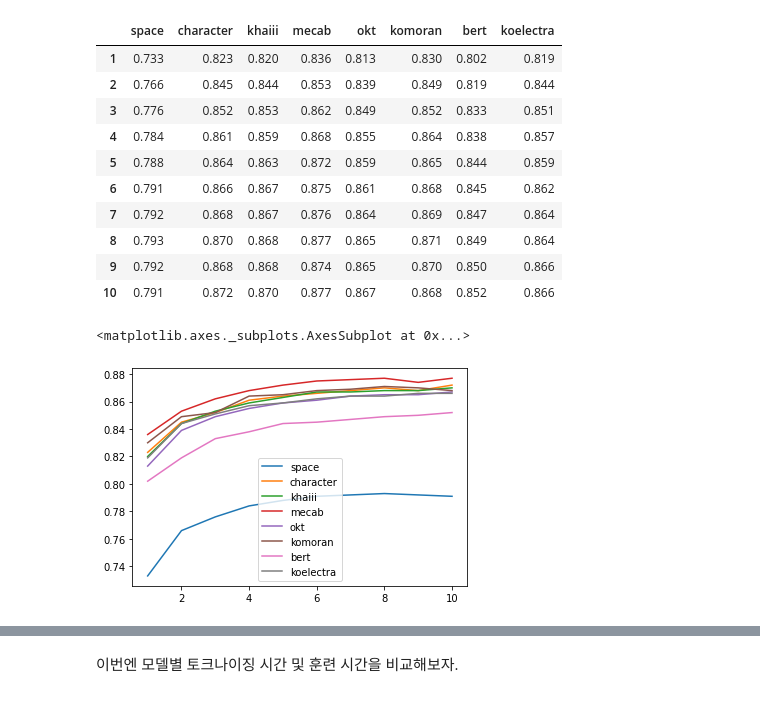
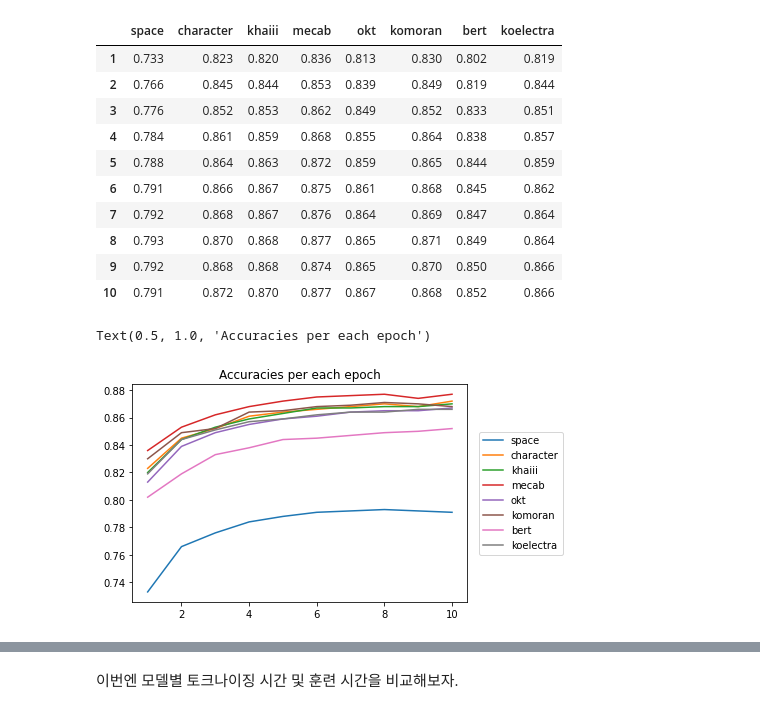
Before and after one commit to lih0905/korean-tokenizers, a Jupyter notebook: result.ipynb, the cells around one changed output, grey strips where cells are left out. Cells and saved outputs as stored; diff of their text form; code cells hidden in the pictures.

```diff
--- a/result.ipynb
+++ b/result.ipynb
@@ -91,8 +93,10 @@ df_acc
 | 8 | 0.793 | 0.870 | 0.868 | 0.877 | 0.865 | 0.871 | 0.849 | 0.864 |
 | 9 | 0.792 | 0.868 | 0.868 | 0.874 | 0.865 | 0.870 | 0.850 | 0.866 |
 | 10 | 0.791 | 0.872 | 0.870 | 0.877 | 0.867 | 0.868 | 0.852 | 0.866 |
-# %%
-df_acc.plot()
-# %% [output]
-<matplotlib.axes._subplots.AxesSubplot at 0x...>
-[figure, removed]
+# %%
+df_acc.plot()
+plt.legend(loc='right', bbox_to_anchor=(1.3, 0.5))
+plt.title('Accuracies per each epoch')
+# %% [output]
+Text(0.5, 1.0, 'Accuracies per each epoch')
+[figure, added]
```
Also changed, not shown: parts of 8 cells of this notebook.
